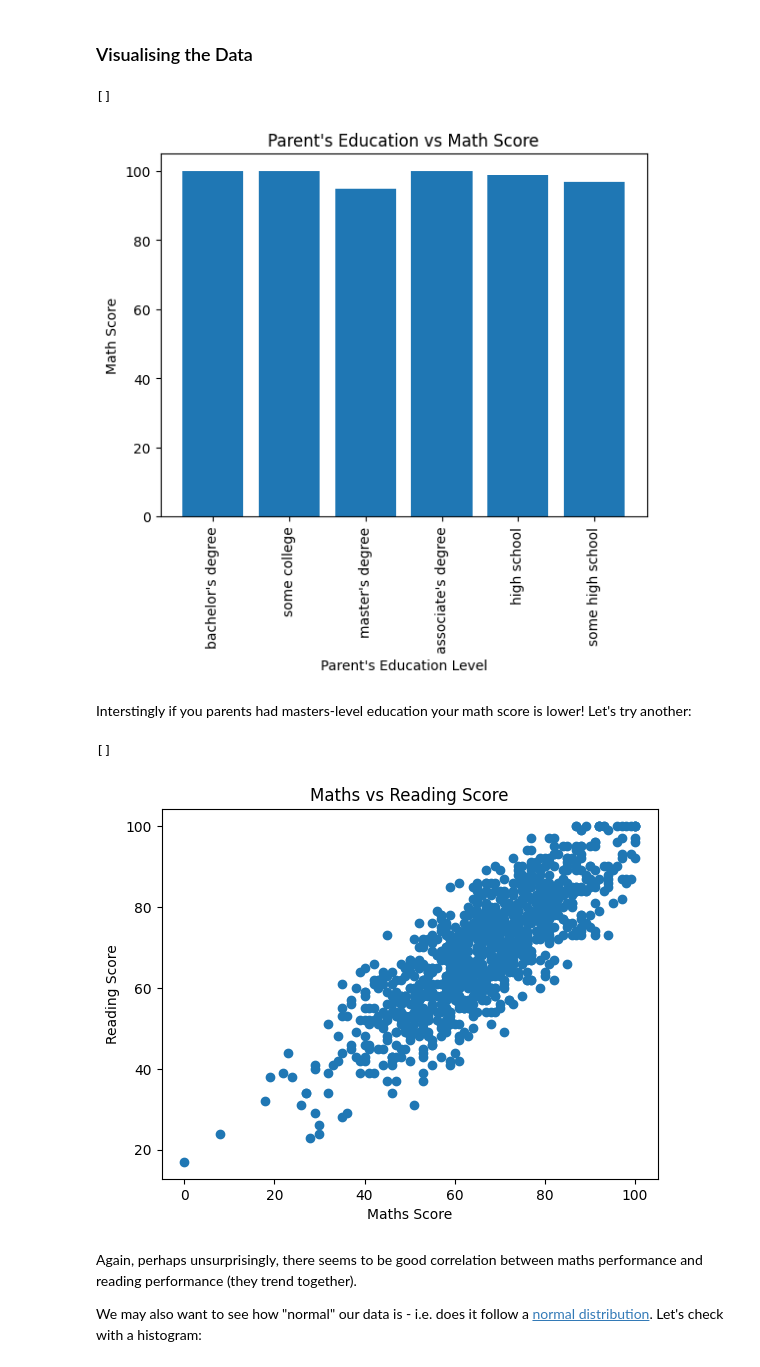
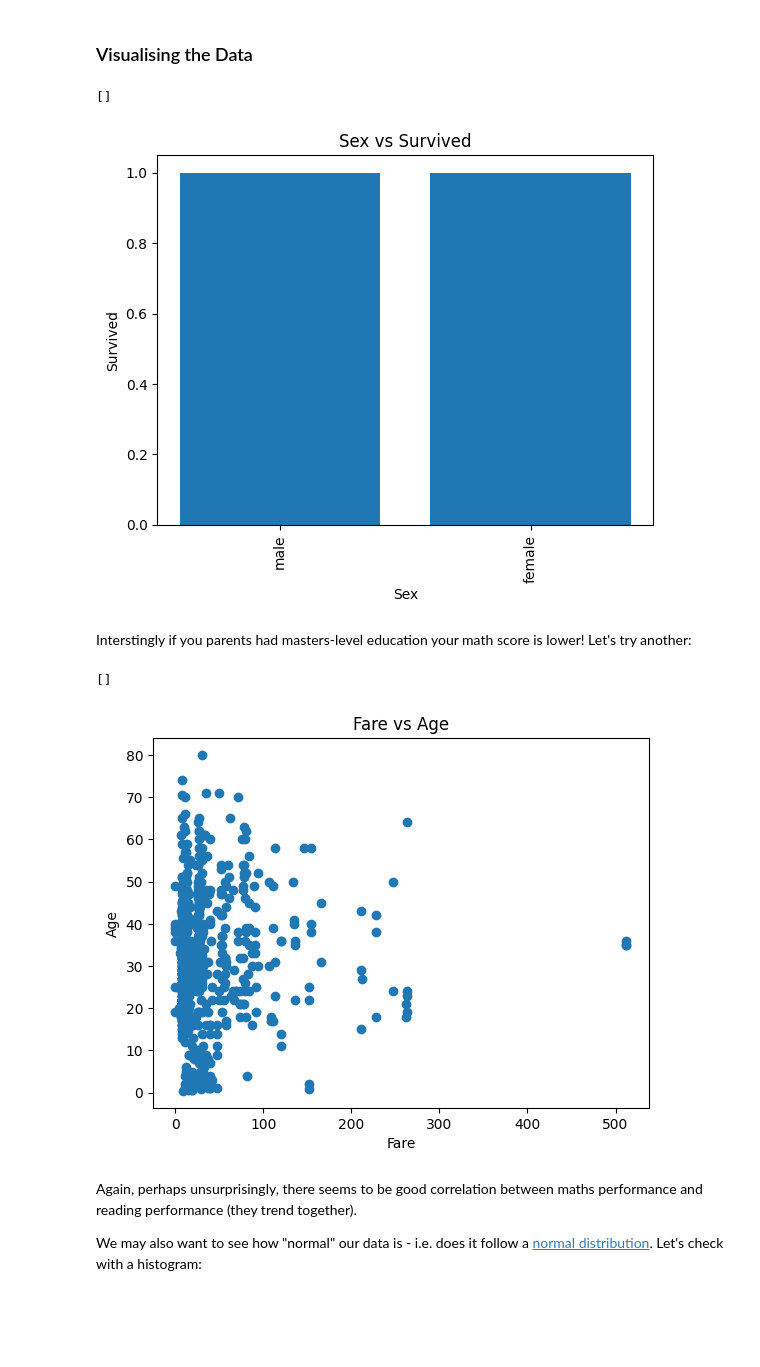
Before and after one commit to AkselHough/AkselHough-u5723847-DataScience-GenAI-Submissions, a Jupyter notebook: 2_05_exploratory_data_analysis.ipynb, the cells around one changed output. Drawn from its saved outputs; the diff is of its cells as text; code cells hidden in the pictures; blank space fills up the shorter version.

```diff
--- a/2_05_exploratory_data_analysis.ipynb
+++ b/2_05_exploratory_data_analysis.ipynb
@@ -19,6 +19,6 @@ Saving students.csv to students.csv
 # %% [markdown]
 We can now import the data into pandas as before:
 # %%
-students = pd.read_csv('students.csv')
-students.head()
+Survived = pd.read_csv('titanic.csv')
+Survived.head()
 # %% [output]
@@ -109,27 +124,27 @@ We can see that only three of the columns have been "described" ... the three th
 # %% [markdown]
 ### Visualising the Data
 # %%
-plt.bar(students['parental level of education'], students['math score']) # create a bar chart of the two values
+plt.bar(students['Sex'], students['Survived']) # create a bar chart of the two values
 # note we use a "\" symbol so that the apostrophy doesn't close the string
-plt.xlabel('Parent\'s Education Level') # x-axis is parent's education level
+plt.xlabel('Sex') # x-axis is parent's education level
 plt.xticks(rotation=90) # rotate x labels 90 degrees (vertical)
-plt.ylabel('Math Score') # y-axis is maths score
-plt.title('Parent\'s Education vs Math Score') # add title
+plt.ylabel('Survived') # y-axis is maths score
+plt.title('Sex vs Survived') # add title
 plt.plot() # plot the chart to screen
 # %% [output]
 []
-[figure, old version]
+[figure, new version]
 # %% [markdown]
 Interstingly if you parents had masters-level education your math score is lower! Let's try another:
 # %%
-plt.scatter(students['math score'], students['reading score'])
-plt.xlabel('Maths Score')
-plt.ylabel('Reading Score')
-plt.title('Maths vs Reading Score')
+plt.scatter(students['Fare'], students['Age'])
+plt.xlabel('Fare')
+plt.ylabel('Age')
+plt.title('Fare vs Age')
 plt.plot()
 # %% [output]
 []
-[figure, old version]
+[figure, new version]
 # %% [markdown]
 Again, perhaps unsurprisingly, there seems to be good correlation between maths performance and reading performance (they trend together).
 
```
Also changed, not shown: parts of 11 cells of this notebook.
